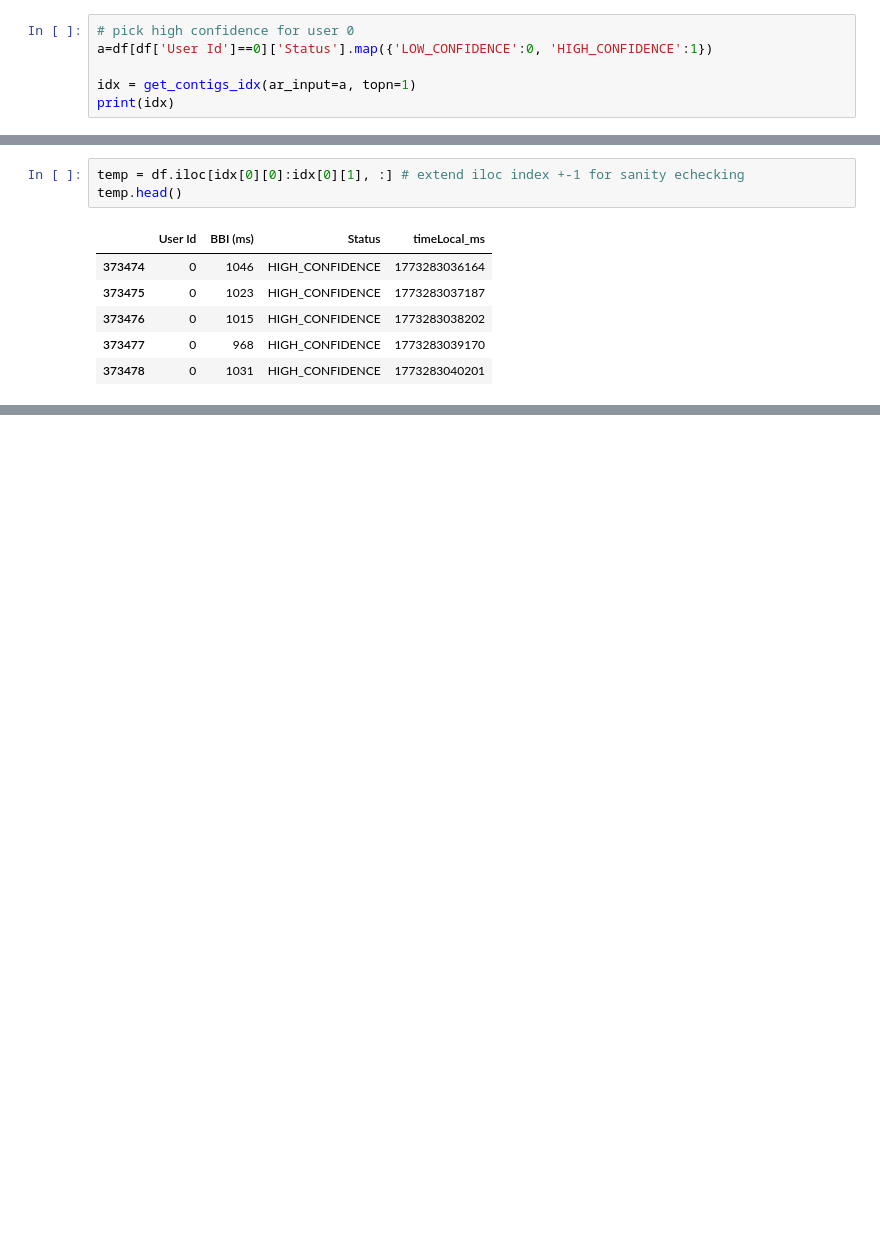
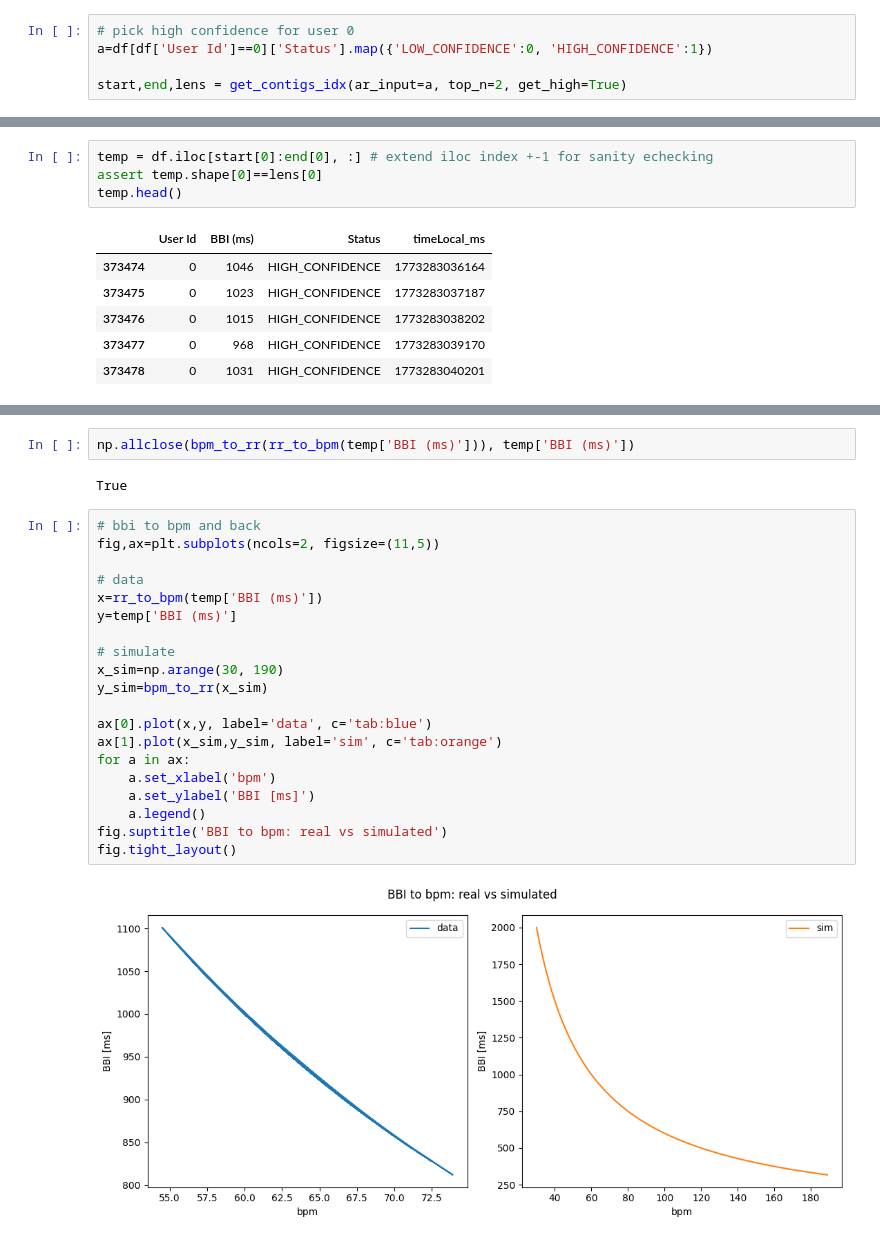
Before and after one commit to mol2people/tiktok_hrv, a Jupyter notebook: eda_hrv.ipynb, the cells around one changed output, grey strips where cells are left out. Saved outputs shown, nothing was run; the diff lists cells and outputs as text; blank space fills up the shorter version.

```diff
--- a/eda_hrv.ipynb
+++ b/eda_hrv.ipynb
@@ -450,5 +449,4 @@ print(df.iloc[1:200, 1].sum()/1000)
 # pick high confidence for user 0
 a=df[df['User Id']==0]['Status'].map({'LOW_CONFIDENCE':0, 'HIGH_CONFIDENCE':1})
 
-idx = get_contigs_idx(ar_input=a, topn=1)
-print(idx)
+start,end,lens = get_contigs_idx(ar_input=a, top_n=2, get_high=True)
@@ -457,5 +453,6 @@ print(idx)
 # %%
-temp = df.iloc[idx[0][0]:idx[0][1], :] # extend iloc index +-1 for sanity echecking
+temp = df.iloc[start[0]:end[0], :] # extend iloc index +-1 for sanity echecking
+assert temp.shape[0]==lens[0]
 temp.head()
 # %% [output]
 |  | User Id | BBI (ms) | Status | timeLocal_ms |
@@ -480 +494,27 @@ print(temp['BBI (ms)'].iloc[1:].sum()/1000) # 1245.271 seconds, why??
+# %%
+np.allclose(bpm_to_rr(rr_to_bpm(temp['BBI (ms)'])), temp['BBI (ms)'])
+# %% [output]
+True
+# %%
+# bbi to bpm and back
+fig,ax=plt.subplots(ncols=2, figsize=(11,5))
+
+# data
+x=rr_to_bpm(temp['BBI (ms)'])
+y=temp['BBI (ms)']
+
+# simulate
+x_sim=np.arange(30, 190)
+y_sim=bpm_to_rr(x_sim)
+
+ax[0].plot(x,y, label='data', c='tab:blue')
+ax[1].plot(x_sim,y_sim, label='sim', c='tab:orange')
+for a in ax:
+    a.set_xlabel('bpm')
+    a.set_ylabel('BBI [ms]')
+    a.legend()
+fig.suptitle('BBI to bpm: real vs simulated')
+fig.tight_layout()
+# %% [output]
+[figure, added]
 # %%
```
Also changed, not shown: parts of 22 cells of this notebook, 2 other files.
